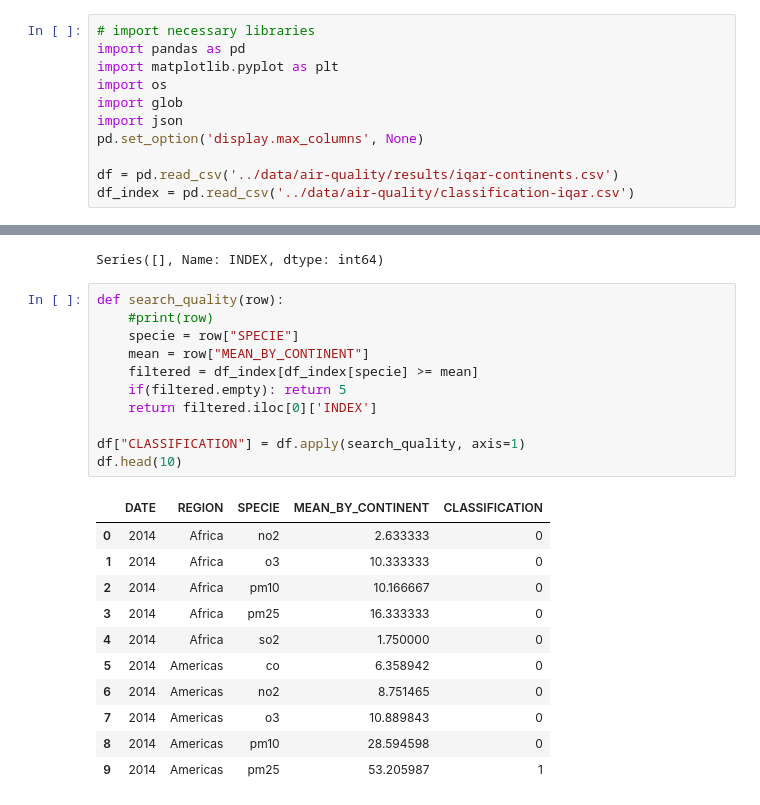
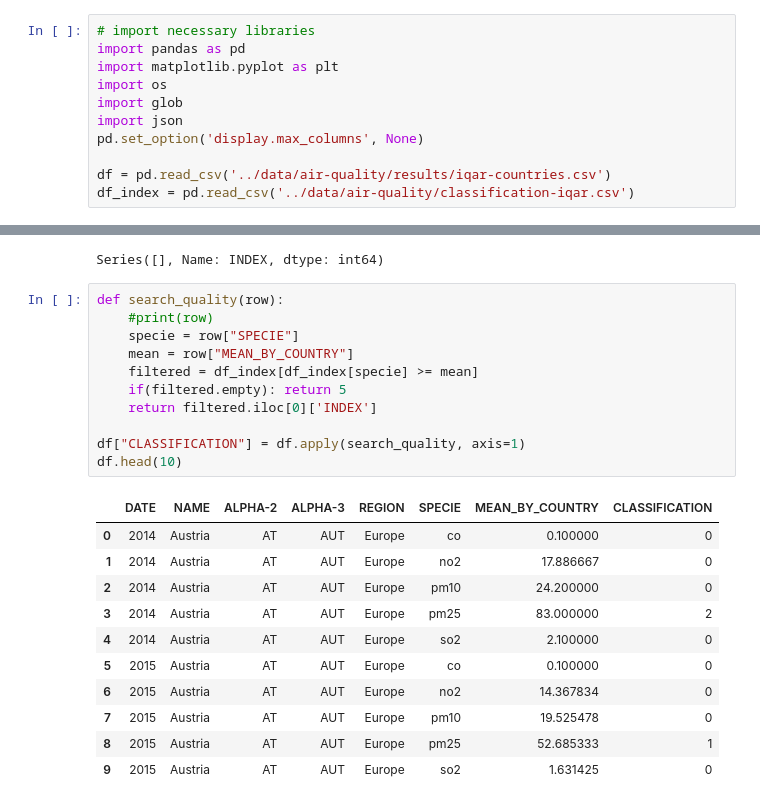
Before and after one commit to thiagorbernardo/UTFPR-Data-Science-CSB55, a Jupyter notebook: 02 - Analise exploratoria/iqar-classificacao.ipynb, the cells around one changed output, grey strips where cells are left out. Cells and saved outputs as stored; diff of their text form.

Commit message:
feat: classify by country

```diff
--- a/02 - Analise exploratoria/iqar-classificacao.ipynb
+++ b/02 - Analise exploratoria/iqar-classificacao.ipynb
@@ -14,7 +14,7 @@ import glob
 import json
 pd.set_option('display.max_columns', None)
 
-df = pd.read_csv('../data/air-quality/results/iqar-continents.csv')
+df = pd.read_csv('../data/air-quality/results/iqar-countries.csv')
 df_index = pd.read_csv('../data/air-quality/classification-iqar.csv')
 # %%
 df_index
@@ -49,26 +49,26 @@ Series([], Name: INDEX, dtype: int64)
 # %%
 def search_quality(row):
     #print(row)
     specie = row["SPECIE"]
-    mean = row["MEAN_BY_CONTINENT"]
+    mean = row["MEAN_BY_COUNTRY"]
     filtered = df_index[df_index[specie] >= mean]
     if(filtered.empty): return 5
     return filtered.iloc[0]['INDEX']
 
 df["CLASSIFICATION"] = df.apply(search_quality, axis=1)
 df.head(10)
 # %% [output]
-|  | DATE | REGION | SPECIE | MEAN_BY_CONTINENT | CLASSIFICATION |
-| 0 | 2014 | Africa | no2 | 2.633333 | 0 |
-| 1 | 2014 | Africa | o3 | 10.333333 | 0 |
-| 2 | 2014 | Africa | pm10 | 10.166667 | 0 |
-| 3 | 2014 | Africa | pm25 | 16.333333 | 0 |
-| 4 | 2014 | Africa | so2 | 1.750000 | 0 |
-| 5 | 2014 | Americas | co | 6.358942 | 0 |
-| 6 | 2014 | Americas | no2 | 8.751465 | 0 |
-| 7 | 2014 | Americas | o3 | 10.889843 | 0 |
-| 8 | 2014 | Americas | pm10 | 28.594598 | 0 |
-| 9 | 2014 | Americas | pm25 | 53.205987 | 1 |
+|  | DATE | NAME | ALPHA-2 | ALPHA-3 | REGION | SPECIE | MEAN_BY_COUNTRY | CLASSIFICATION |
+| 0 | 2014 | Austria | AT | AUT | Europe | co | 0.100000 | 0 |
+| 1 | 2014 | Austria | AT | AUT | Europe | no2 | 17.886667 | 0 |
+| 2 | 2014 | Austria | AT | AUT | Europe | pm10 | 24.200000 | 0 |
+| 3 | 2014 | Austria | AT | AUT | Europe | pm25 | 83.000000 | 2 |
+| 4 | 2014 | Austria | AT | AUT | Europe | so2 | 2.100000 | 0 |
+| 5 | 2015 | Austria | AT | AUT | Europe | co | 0.100000 | 0 |
+| 6 | 2015 | Austria | AT | AUT | Europe | no2 | 14.367834 | 0 |
+| 7 | 2015 | Austria | AT | AUT | Europe | pm10 | 19.525478 | 0 |
+| 8 | 2015 | Austria | AT | AUT | Europe | pm25 | 52.685333 | 1 |
+| 9 | 2015 | Austria | AT | AUT | Europe | so2 | 1.631425 | 0 |
 # %%
 df[df["CLASSIFICATION"] != 0]
 # %% [output]
```
Also changed, not shown: parts of 5 cells of this notebook, 2 other files.
